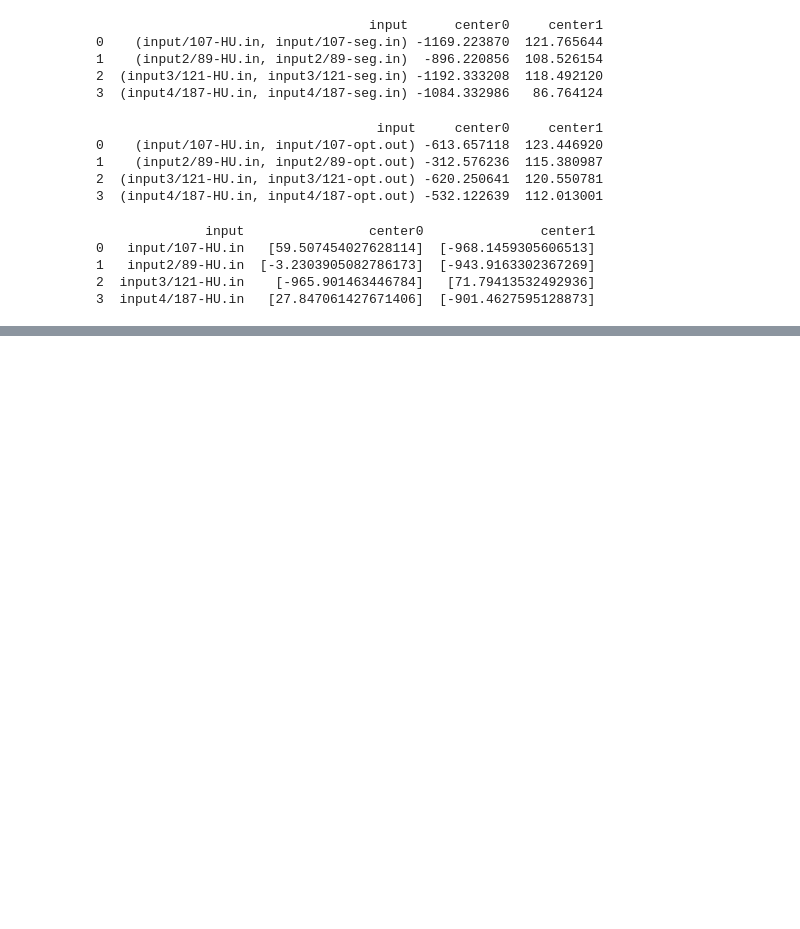
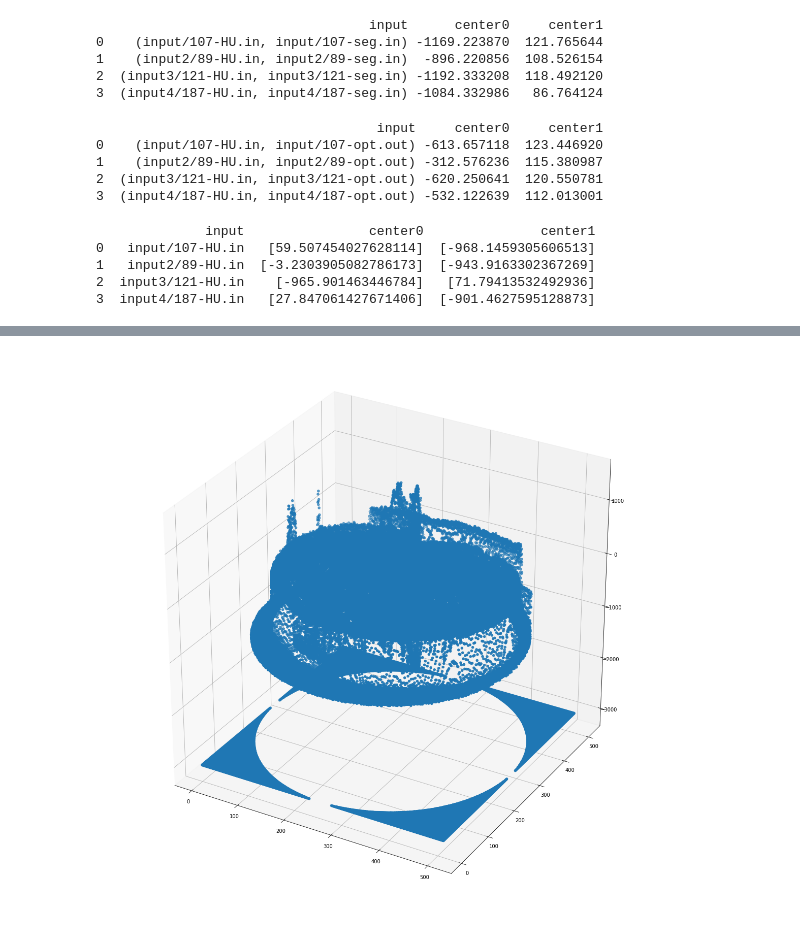
Before and after one commit to francurichard/medical-segmentation, a Jupyter notebook: data.ipynb, the cells around one changed output, grey strips where cells are left out. Cells and saved outputs as stored; diff of their text form; code cells hidden in the pictures; blank space fills up the shorter version.

```diff
--- a/data.ipynb
+++ b/data.ipynb
@@ -238,0 +256,11 @@ print(df)
+# %%
+fig = plt.figure()
+fig.set_figheight(20)
+fig.set_figwidth(20)
+
+df = pd.read_csv(csv_data[1], delimiter=',')
+ax = fig.add_subplot(111, projection='3d')
+ax.scatter(df['x_position'], df['y_position'], df['hu_val'])
+plt.show()
+# %% [output]
+[figure, added]
```
Also changed, not shown: parts of 8 cells of this notebook, 2 other files.
